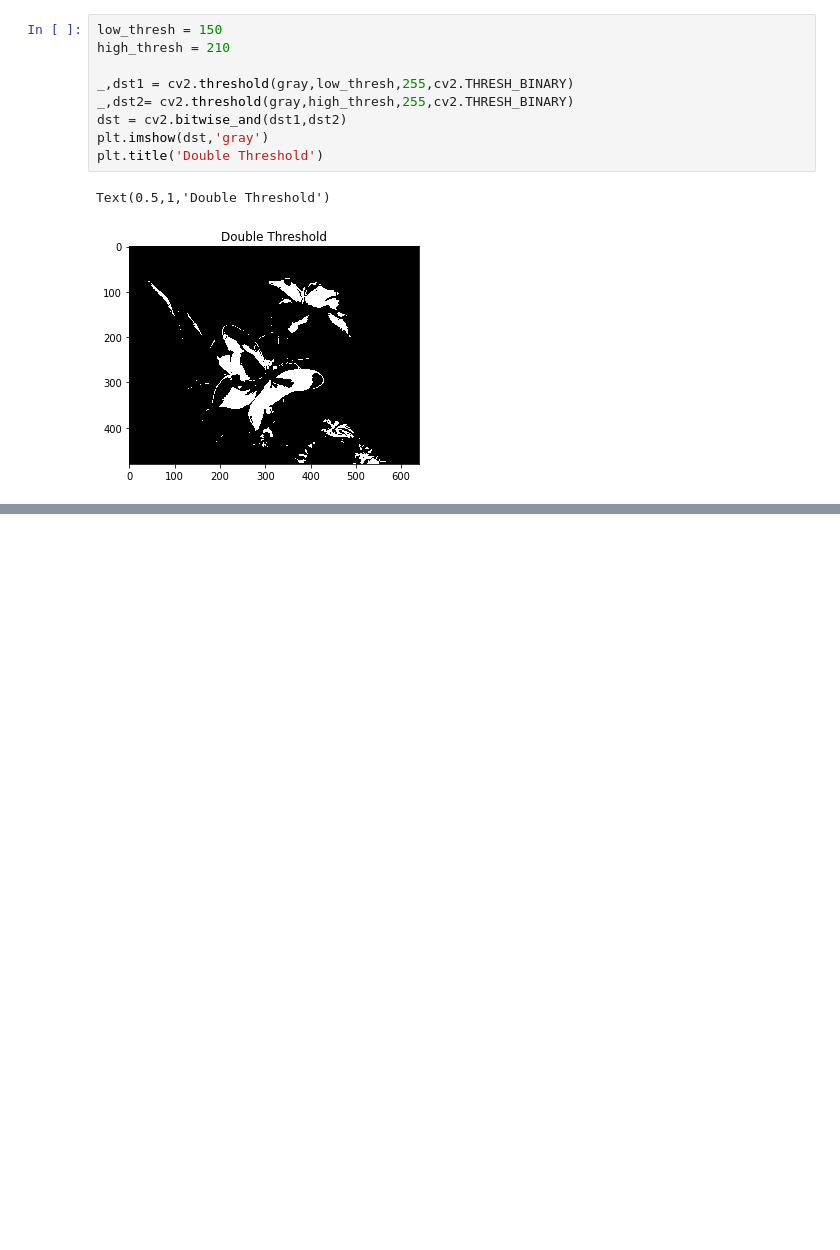
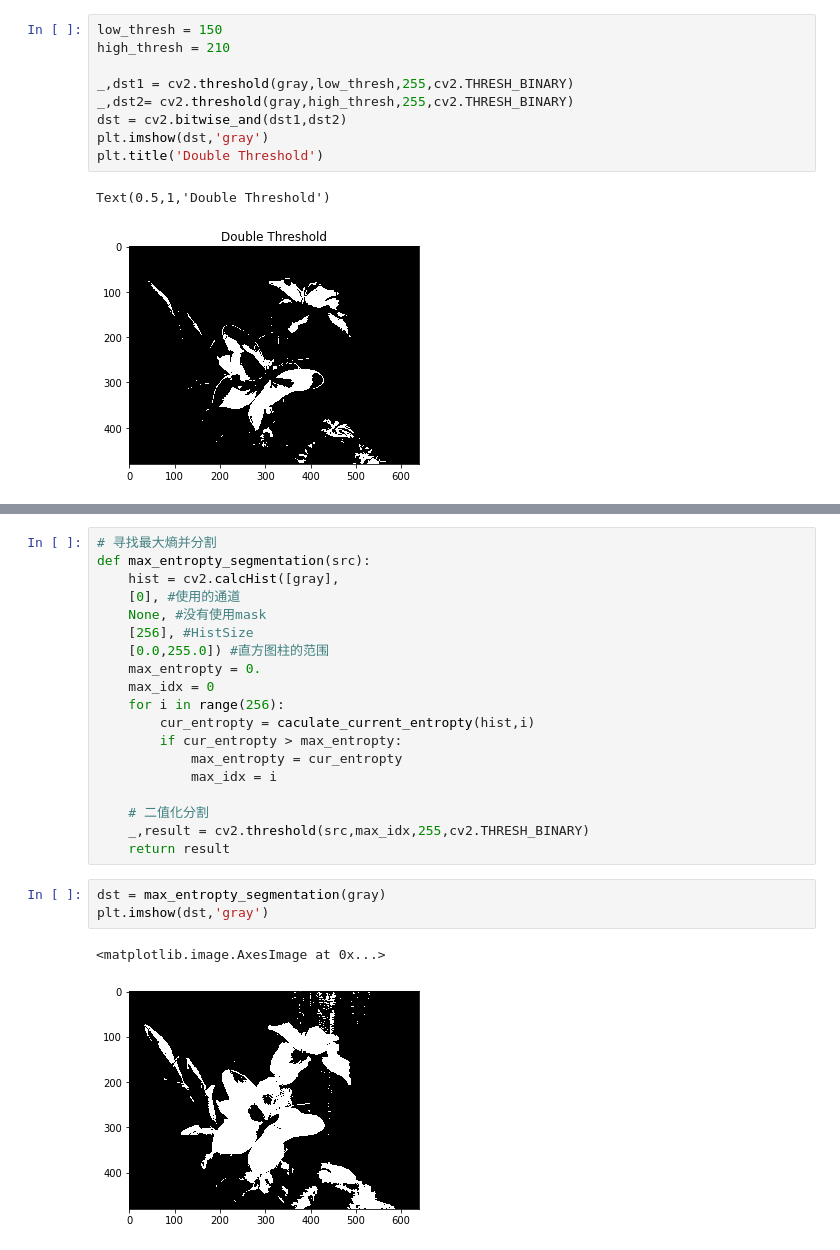
Before and after one commit to juxiangwu/image-processing, a Jupyter notebook: OpenCV/09-图像阈值分割.ipynb, the cells around one changed output, grey strips where cells are left out. Saved outputs shown, nothing was run; the diff lists cells and outputs as text; blank space fills up the shorter version.

```diff
--- a/OpenCV/09-图像阈值分割.ipynb
+++ b/OpenCV/09-图像阈值分割.ipynb
@@ -124,0 +154,25 @@ Text(0.5,1,'Double Threshold')
+# %%
+# 寻找最大熵并分割
+def max_entropty_segmentation(src):
+    hist = cv2.calcHist([gray],
+    [0], #使用的通道
+    None, #没有使用mask
+    [256], #HistSize
+    [0.0,255.0]) #直方图柱的范围
+    max_entropty = 0.
+    max_idx = 0
+    for i in range(256):
+        cur_entropty = caculate_current_entropty(hist,i)
+        if cur_entropty > max_entropty:
+            max_entropty = cur_entropty
+            max_idx = i
+
+    # 二值化分割
+    _,result = cv2.threshold(src,max_idx,255,cv2.THRESH_BINARY)
+    return result
+# %%
+dst = max_entropty_segmentation(gray)
+plt.imshow(dst,'gray')
+# %% [output]
+<matplotlib.image.AxesImage at 0x...>
+[figure, added]
```
Also changed, not shown: parts of 2 cells of this notebook, 19 other files.
